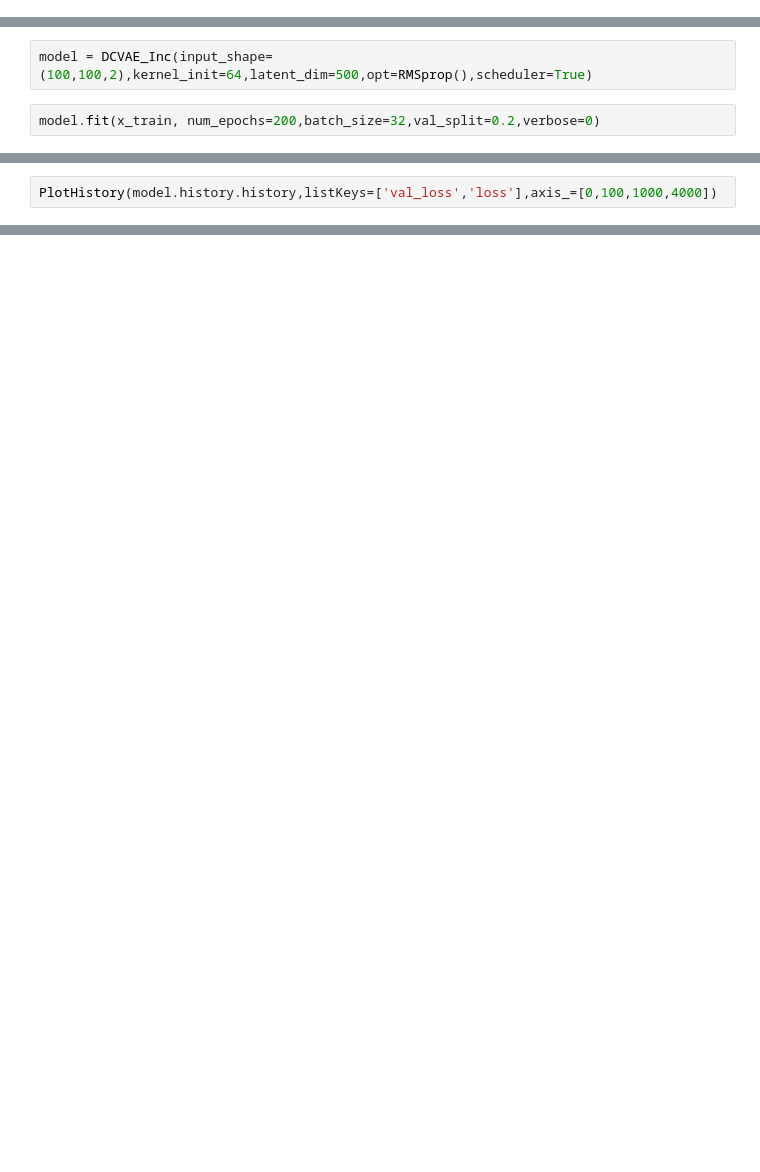
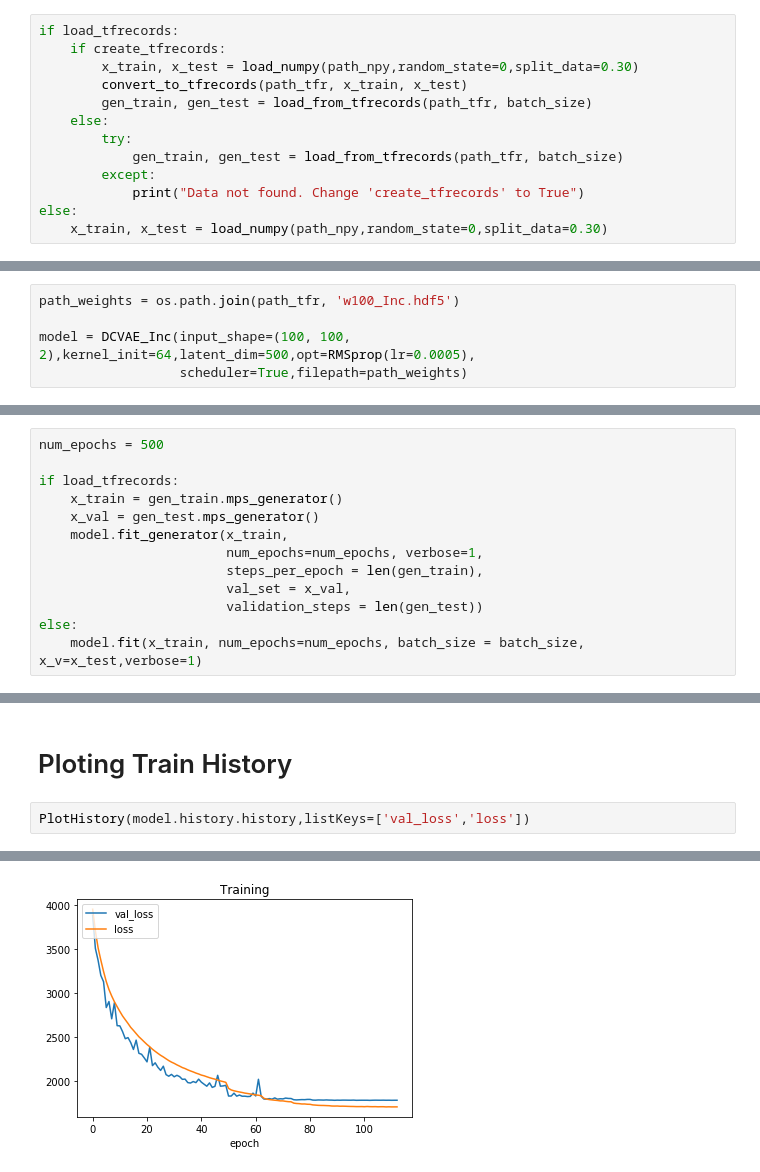
Before and after one commit to smitharauco/GeoFacies_DL, a Jupyter notebook: Train_DCVAE_Inc_MPS100_Keras.ipynb, the cells around one changed output, grey strips where cells are left out. Saved outputs shown, nothing was run; the diff lists cells and outputs as text; blank space fills up the shorter version.

```diff
--- a/Train_DCVAE_Inc_MPS100_Keras.ipynb
+++ b/Train_DCVAE_Inc_MPS100_Keras.ipynb
@@ -10,0 +24,13 @@ x_test=to_categorical(x_test1,2)
+# %%
+if load_tfrecords:
+    if create_tfrecords:
+        x_train, x_test = load_numpy(path_npy,random_state=0,split_data=0.30)
+        convert_to_tfrecords(path_tfr, x_train, x_test)
+        gen_train, gen_test = load_from_tfrecords(path_tfr, batch_size)
+    else:
+        try:
+            gen_train, gen_test = load_from_tfrecords(path_tfr, batch_size)
+        except:
+            print("Data not found. Change 'create_tfrecords' to True")
+else:
+    x_train, x_test = load_numpy(path_npy,random_state=0,split_data=0.30)
@@ -11,4 +39,5 @@ x_test=to_categorical(x_test1,2)
 # %%
-model = DCVAE_Inc(input_shape=(100,100,2),kernel_init=64,latent_dim=500,opt=RMSprop(),scheduler=True)
+path_weights = os.path.join(path_tfr, 'w100_Inc.hdf5')
+
+model = DCVAE_Inc(input_shape=(100, 100, 2),kernel_init=64,latent_dim=500,opt=RMSprop(lr=0.0005),
+                  scheduler=True,filepath=path_weights)
-# %%
-model.fit(x_train, num_epochs=200,batch_size=32,val_split=0.2,verbose=0)
@@ -14,0 +46,13 @@ model.fit(x_train, num_epochs=200,batch_size=32,val_split=0.2,verbose=0)
+# %%
+num_epochs = 500
+
+if load_tfrecords:
+    x_train = gen_train.mps_generator()
+    x_val = gen_test.mps_generator()
+    model.fit_generator(x_train,
+                        num_epochs=num_epochs, verbose=1,
+                        steps_per_epoch = len(gen_train),
+                        val_set = x_val,
+                        validation_steps = len(gen_test))
+else:
+    model.fit(x_train, num_epochs=num_epochs, batch_size = batch_size, x_v=x_test,verbose=1)
@@ -15,2 +93,5 @@ model.fit(x_train, num_epochs=200,batch_size=32,val_split=0.2,verbose=0)
+# %% [markdown]
+# Ploting Train History
 # %%
-PlotHistory(model.history.history,listKeys=['val_loss','loss'],axis_=[0,100,1000,4000])
+PlotHistory(model.history.history,listKeys=['val_loss','loss'])
+# %% [output]
@@ -17,2 +100,3 @@ PlotHistory(model.history.history,listKeys=['val_loss','loss'],axis_=[0,100,1000
+[figure, added]
 # %%
 PlotHistory(model.history.history,listKeys=['lr'])
```
Also changed, not shown: parts of 14 cells of this notebook, 18 other files.
